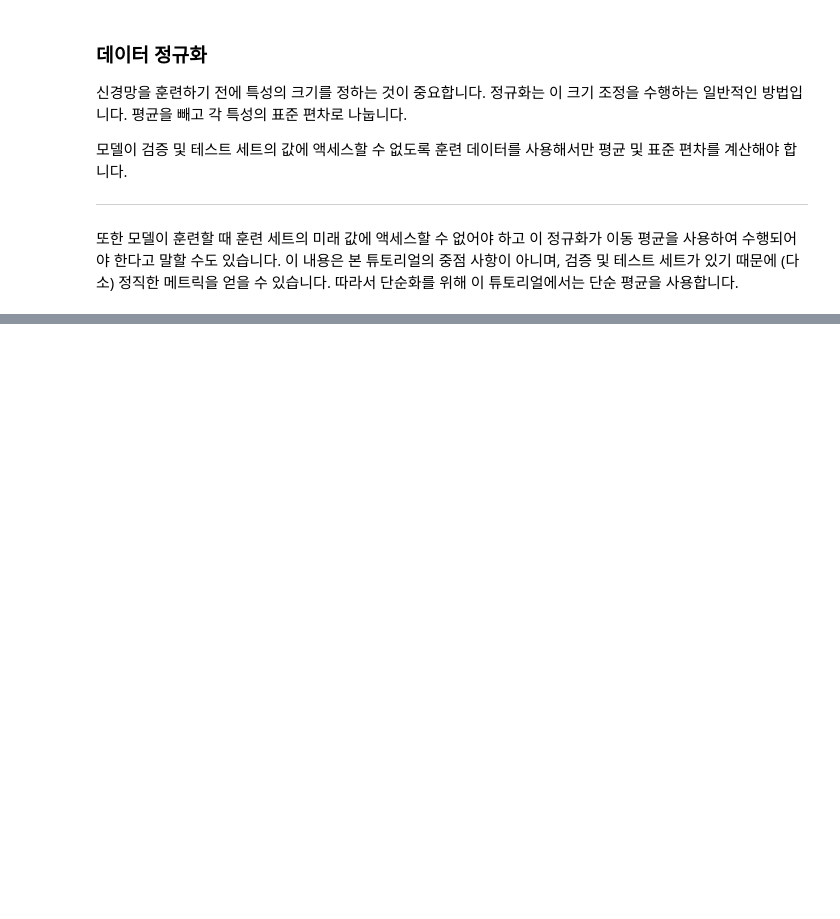
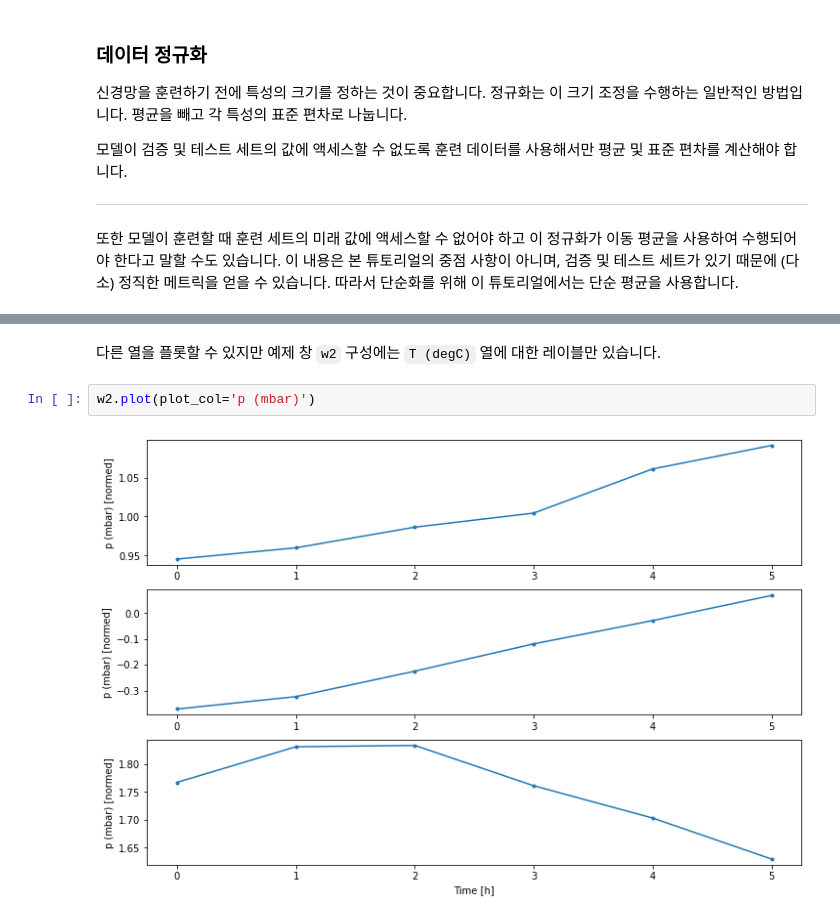
Before and after one commit to kayeekim/kayeekim.github.io, a Jupyter notebook: _code_practice/Tensorflow_Time_Series_Prediction_KH.ipynb, the cells around one changed output, grey strips where cells are left out. Saved outputs shown, nothing was run; the diff lists cells and outputs as text; blank space fills up the shorter version.

```diff
--- a/_code_practice/Tensorflow_Time_Series_Prediction_KH.ipynb
+++ b/_code_practice/Tensorflow_Time_Series_Prediction_KH.ipynb
@@ -340,0 +664,6 @@ train_df
+# %% [markdown]
+다른 열을 플롯할 수 있지만 예제 창 `w2` 구성에는 `T (degC)` 열에 대한 레이블만 있습니다.
+# %%
+w2.plot(plot_col='p (mbar)')
+# %% [output]
+[figure, added]
```
Also changed, not shown: parts of 33 cells of this notebook.
